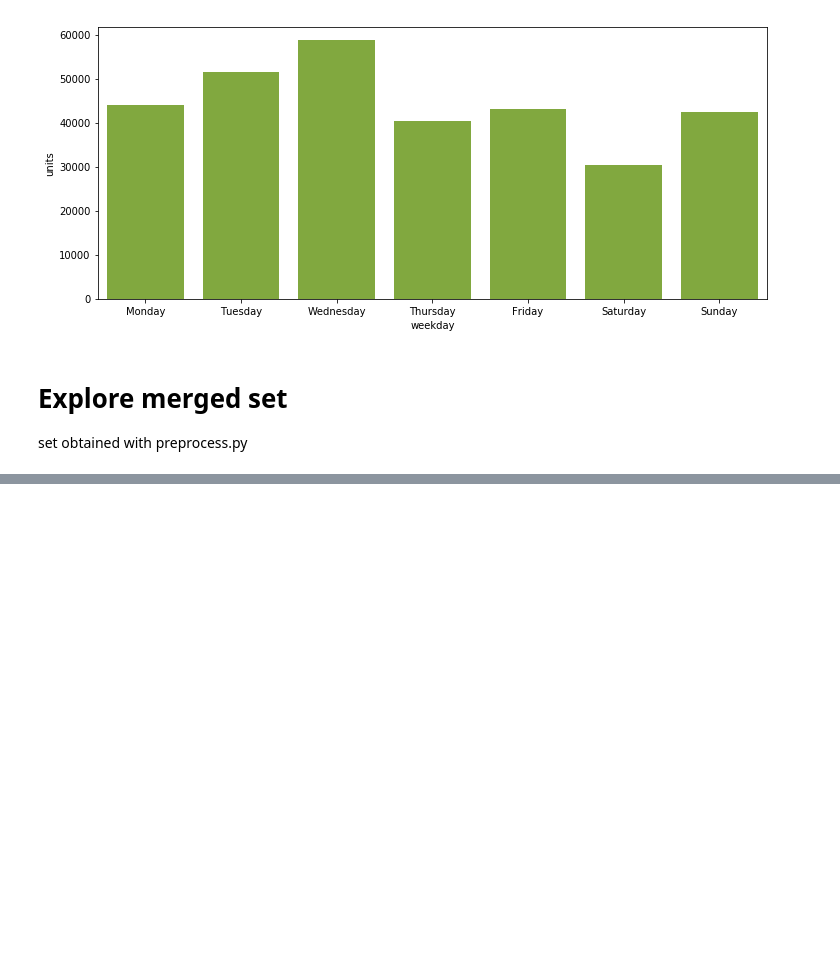
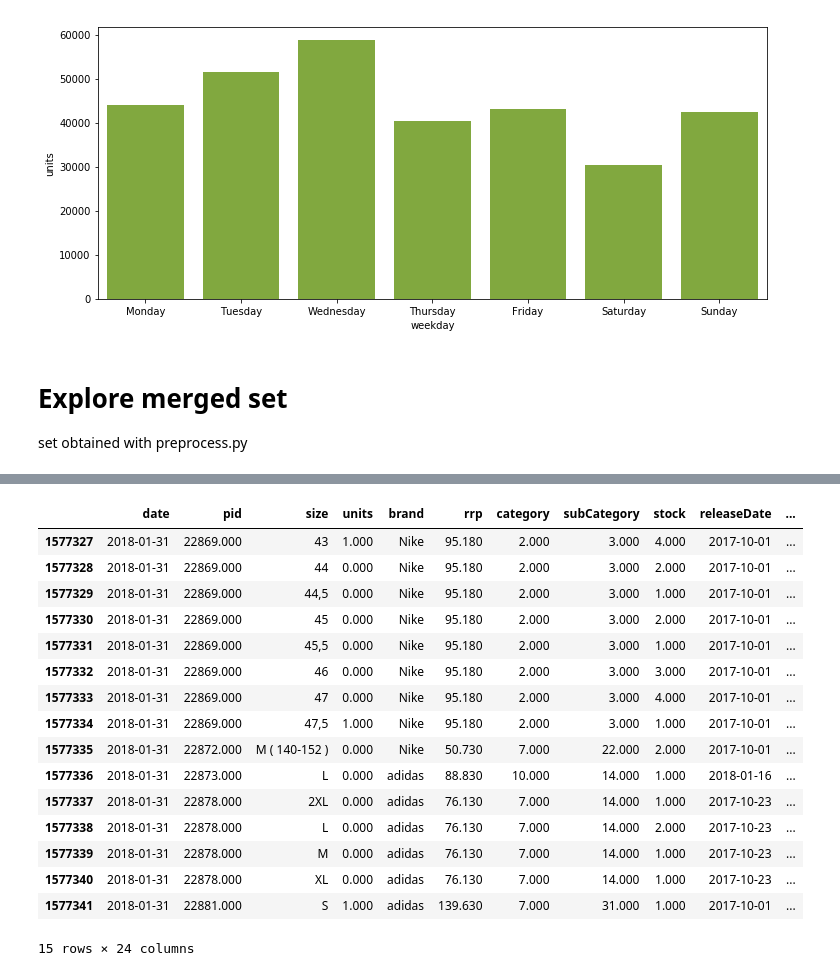
Before and after one commit to TomaszStepien/Data-Mining-Cup-2018, a Jupyter notebook: EDA.ipynb, the cells around one changed output, grey strips where cells are left out. Saved outputs shown, nothing was run; the diff lists cells and outputs as text; code cells hidden in the pictures; blank space fills up the shorter version.

```diff
--- a/EDA.ipynb
+++ b/EDA.ipynb
@@ -558,3 +561,23 @@ full.head(15)
+# %%
+full.tail(15)
+# %% [output]
+|  | date | pid | size | units | brand | rrp | category | subCategory | stock | releaseDate | ... |
+| 1577327 | 2018-01-31 | 22869.000 | 43 | 1.000 | Nike | 95.180 | 2.000 | 3.000 | 4.000 | 2017-10-01 | ... |
+| 1577328 | 2018-01-31 | 22869.000 | 44 | 0.000 | Nike | 95.180 | 2.000 | 3.000 | 2.000 | 2017-10-01 | ... |
+| 1577329 | 2018-01-31 | 22869.000 | 44,5 | 0.000 | Nike | 95.180 | 2.000 | 3.000 | 1.000 | 2017-10-01 | ... |
+| 1577330 | 2018-01-31 | 22869.000 | 45 | 0.000 | Nike | 95.180 | 2.000 | 3.000 | 2.000 | 2017-10-01 | ... |
+| 1577331 | 2018-01-31 | 22869.000 | 45,5 | 0.000 | Nike | 95.180 | 2.000 | 3.000 | 1.000 | 2017-10-01 | ... |
+| 1577332 | 2018-01-31 | 22869.000 | 46 | 0.000 | Nike | 95.180 | 2.000 | 3.000 | 3.000 | 2017-10-01 | ... |
+| 1577333 | 2018-01-31 | 22869.000 | 47 | 0.000 | Nike | 95.180 | 2.000 | 3.000 | 4.000 | 2017-10-01 | ... |
+| 1577334 | 2018-01-31 | 22869.000 | 47,5 | 1.000 | Nike | 95.180 | 2.000 | 3.000 | 1.000 | 2017-10-01 | ... |
+| 1577335 | 2018-01-31 | 22872.000 | M ( 140-152 ) | 0.000 | Nike | 50.730 | 7.000 | 22.000 | 2.000 | 2017-10-01 | ... |
+| 1577336 | 2018-01-31 | 22873.000 | L | 0.000 | adidas | 88.830 | 10.000 | 14.000 | 1.000 | 2018-01-16 | ... |
+| 1577337 | 2018-01-31 | 22878.000 | 2XL | 0.000 | adidas | 76.130 | 7.000 | 14.000 | 1.000 | 2017-10-23 | ... |
+| 1577338 | 2018-01-31 | 22878.000 | L | 0.000 | adidas | 76.130 | 7.000 | 14.000 | 2.000 | 2017-10-23 | ... |
+| 1577339 | 2018-01-31 | 22878.000 | M | 0.000 | adidas | 76.130 | 7.000 | 14.000 | 1.000 | 2017-10-23 | ... |
+| 1577340 | 2018-01-31 | 22878.000 | XL | 0.000 | adidas | 76.130 | 7.000 | 14.000 | 1.000 | 2017-10-23 | ... |
+| 1577341 | 2018-01-31 | 22881.000 | S | 1.000 | adidas | 139.630 | 7.000 | 31.000 | 1.000 | 2017-10-01 | ... |
+15 rows × 24 columns
 # %%
 fig, ax = plt.subplots(figsize=(18, 5))
 s1 = sns.countplot(x='units', data=full, ax=ax, color=plot_color)
```
Also changed, not shown: parts of 4 cells of this notebook, 5 other files.
